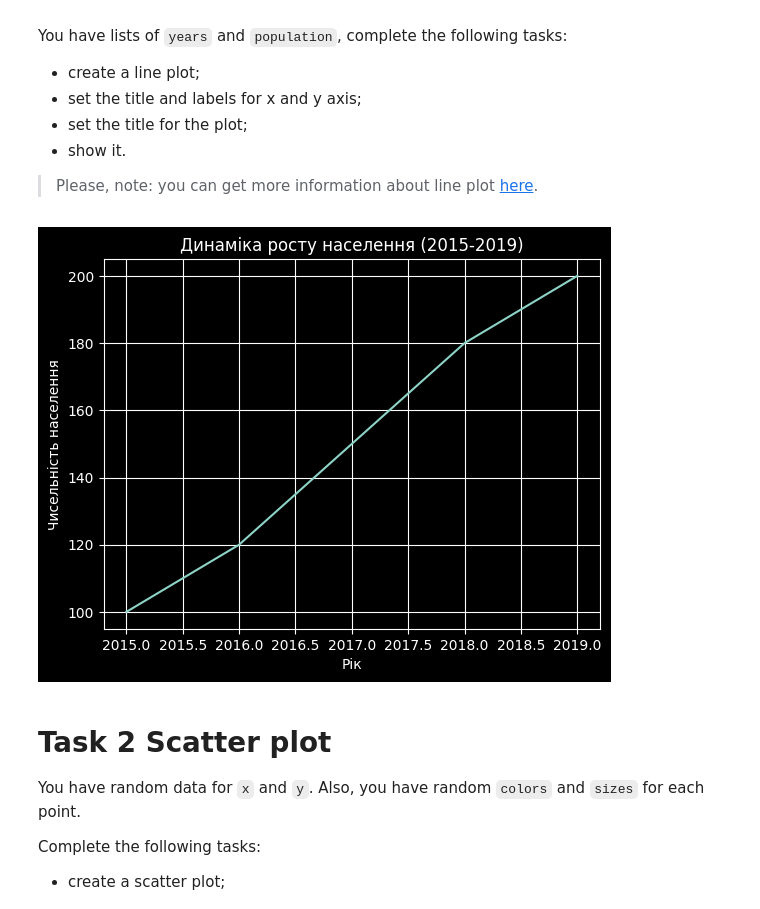
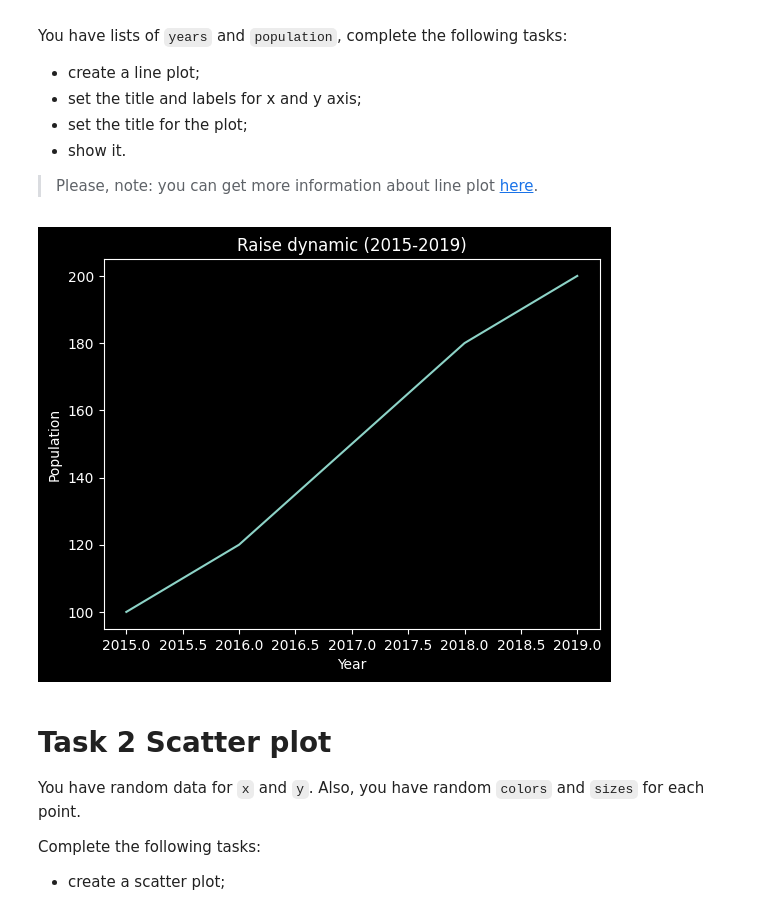
Before and after one commit to SerhiiChumak/py-matplotlib, a Jupyter notebook: app/matplotlib.ipynb, the cells around one changed output. Saved outputs shown, nothing was run; the diff lists cells and outputs as text; code cells hidden in the pictures.

```diff
--- a/app/matplotlib.ipynb
+++ b/app/matplotlib.ipynb
@@ -17,20 +17,16 @@ You have lists of `years` and `population`, complete the following tasks:
 
 > Please, note: you can get more information about line plot [here](https://matplotlib.org/stable/api/_as_gen/matplotlib.pyplot.plot.html).
 # %%
-
 years = [2015, 2016, 2017, 2018, 2019]
 population = [100, 120, 150, 180, 200]
 
-# write your code here
-
 plt.plot(years, population)
-plt.xlabel('Рік')
-plt.ylabel('Чисельність населення')
-plt.title('Динаміка росту населення (2015-2019)')
-plt.grid(True)
+plt.xlabel('Year')
+plt.ylabel('Population')
+plt.title('Raise dynamic (2015-2019)')
 plt.show()
 # %% [output]
-[figure, old version]
+[figure, new version]
 # %% [markdown]
 # Task 2 Scatter plot
 
```
Also changed, not shown: parts of 7 cells of this notebook.
